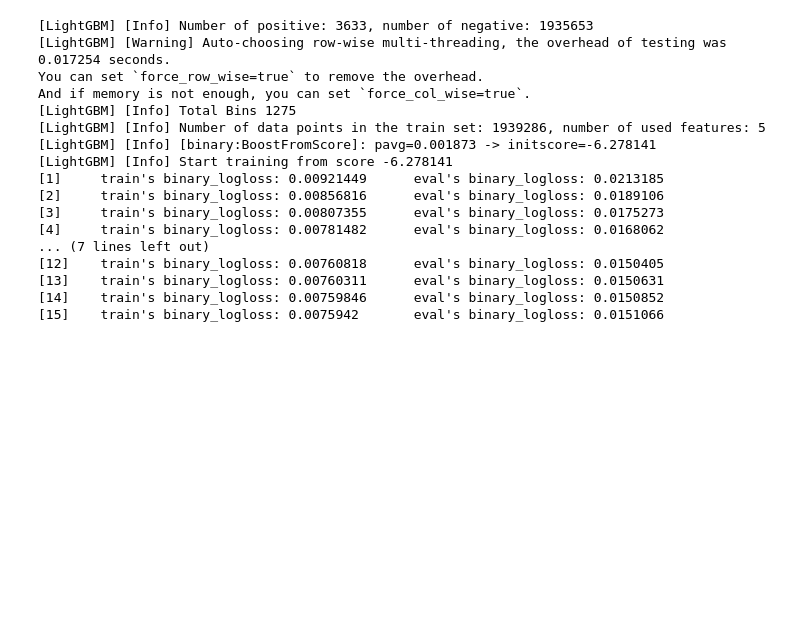
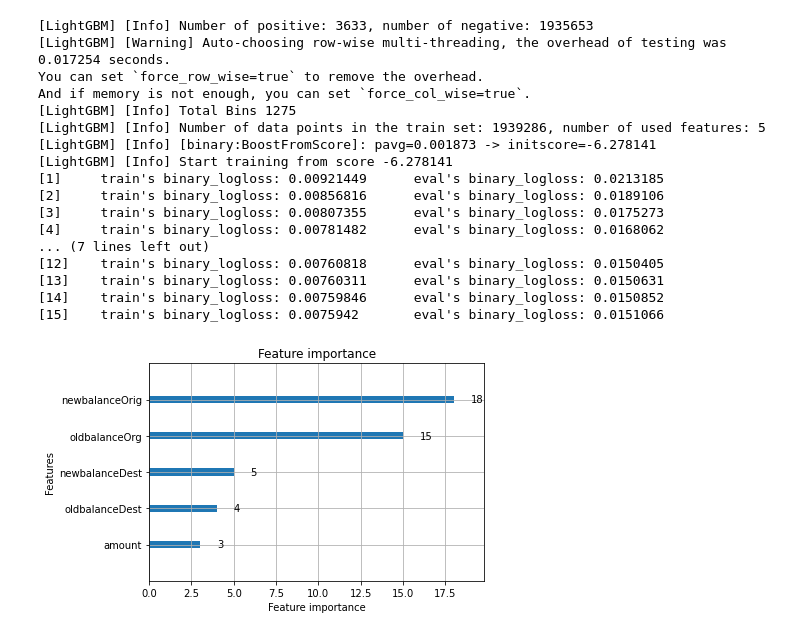
Before and after one commit to NinadRao0707/AI-Fraud-Detection, a Jupyter notebook: aifraud.ipynb, the cells around one changed output. Saved outputs shown, nothing was run; the diff lists cells and outputs as text; code cells hidden in the pictures; blank space fills up the shorter version.

```diff
--- a/aifraud.ipynb
+++ b/aifraud.ipynb
@@ -154,3 +154,7 @@ And if memory is not enough, you can set `force_col_wise=true`.
 [13]    train's binary_logloss: 0.00760311      eval's binary_logloss: 0.0150631
 [14]    train's binary_logloss: 0.00759846      eval's binary_logloss: 0.0150852
 [15]    train's binary_logloss: 0.0075942       eval's binary_logloss: 0.0151066
+# %%
+ax = lgb.plot_importance(gbm, max_num_features=10)
+# %% [output]
+[figure, added]
```
